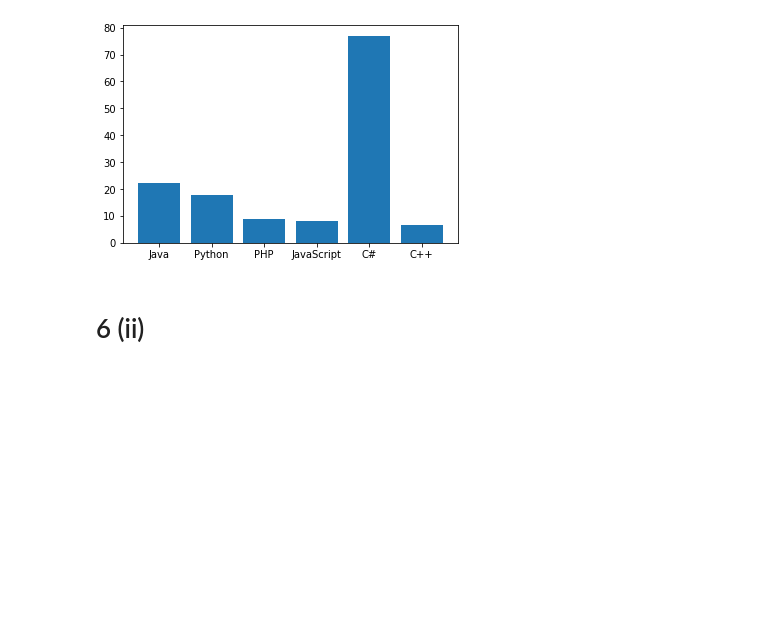
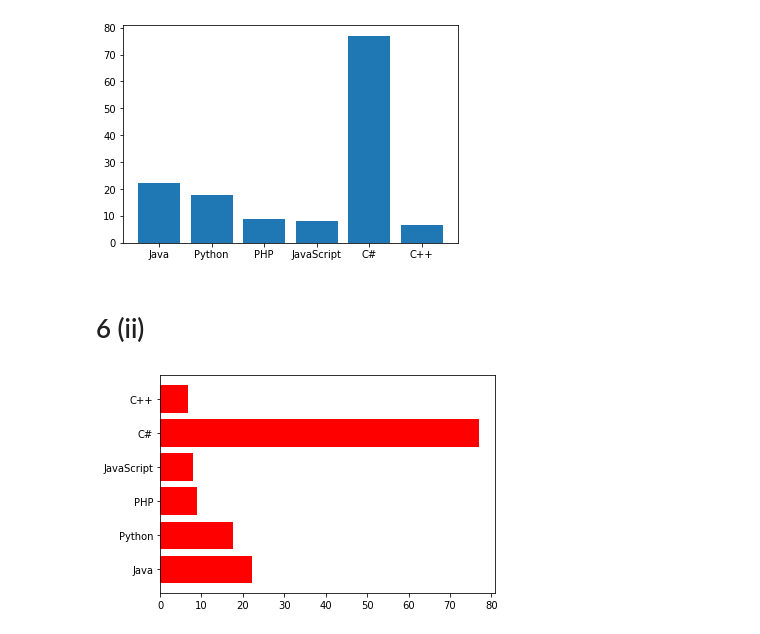
Before and after one commit to vineeth-vijayan/DS-Lab, a Jupyter notebook: Exercise3.ipynb, the cells around one changed output. Saved outputs shown, nothing was run; the diff lists cells and outputs as text; code cells hidden in the pictures; blank space fills up the shorter version.

```diff
--- a/Exercise3.ipynb
+++ b/Exercise3.ipynb
@@ -89,5 +89,7 @@ plt.show()
 # %% [markdown]
 # 6 (ii)
 # %%
-plt.barh(pgmng_lang, popul)
+plt.barh(pgmng_lang, popul,color="red")
 plt.show()
+# %% [output]
+[figure, added]
```
Also changed, not shown: parts of 12 cells of this notebook.
